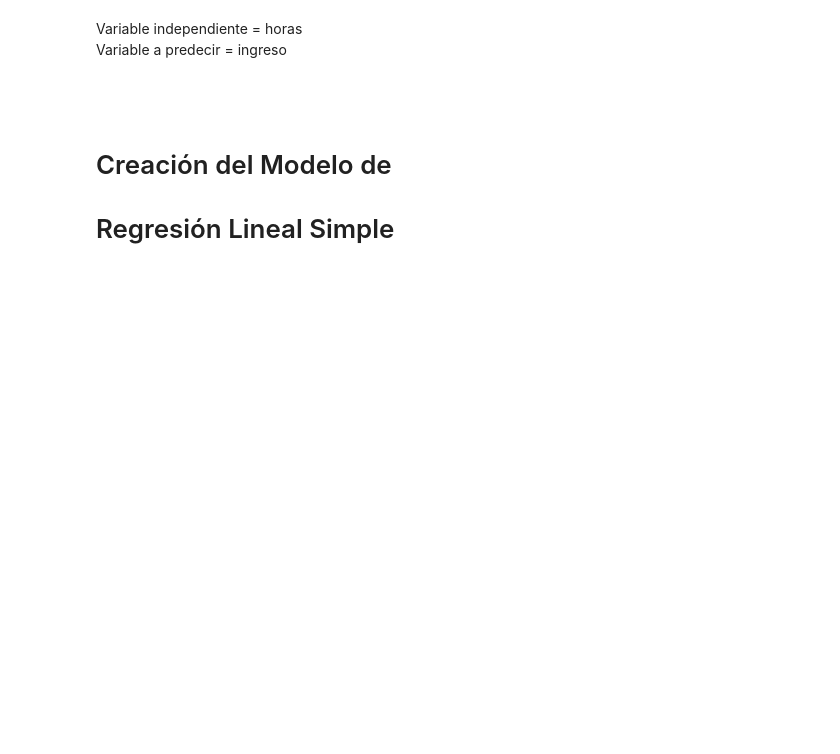
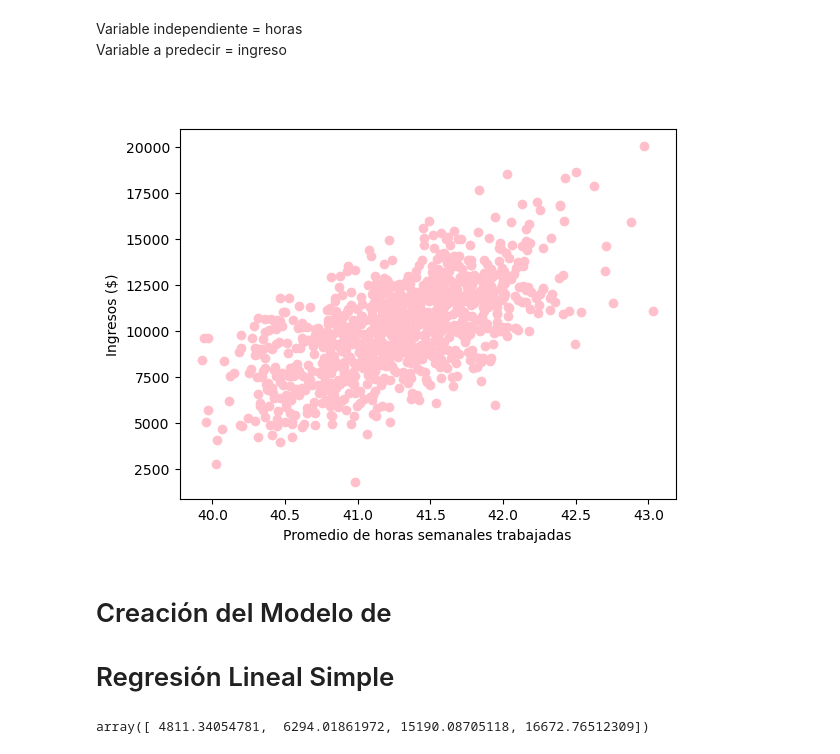
Before and after one commit to LuisaLopezVazquez/Seminario-Data-Science, a Jupyter notebook: Dia 1/3.-Machine Learning/Regresión Lineal y Logistica/regresion_lineal.ipynb, the cells around one changed output. Saved outputs shown, nothing was run; the diff lists cells and outputs as text; code cells hidden in the pictures; blank space fills up the shorter version.

```diff
--- a/Dia 1/3.-Machine Learning/Regresión Lineal y Logistica/regresion_lineal.ipynb
+++ b/Dia 1/3.-Machine Learning/Regresión Lineal y Logistica/regresion_lineal.ipynb
@@ -9,3 +9,5 @@
 # Contexto  y Datos
 # %%
 import pandas as pd
+datos = pd.read_csv("ingreso.csv")
+datos
@@ -19,3 +33,11 @@ import matplotlib.pyplot as plt
+# %%
+import matplotlib.pyplot as plt
+plt.ylabel("Ingresos ($)")
+plt.xlabel("Promedio de horas semanales trabajadas")
+plt.scatter(datos["horas"], datos["ingreso"], color="pink")
+plt.show()
+# %% [output]
+[figure, added]
 # %% [markdown]
 # Creación del Modelo de
 # Regresión Lineal Simple
@@ -23,0 +52,5 @@ from sklearn import linear_model
+# %%
+entrada = [[39.5],[40],[43],[43.5]]
+modelo.predict(entrada)
+# %% [output]
+array([ 4811.34054781,  6294.01861972, 15190.08705118, 16672.76512309])
```
Also changed, not shown: parts of 5 cells of this notebook, 2 other files.
